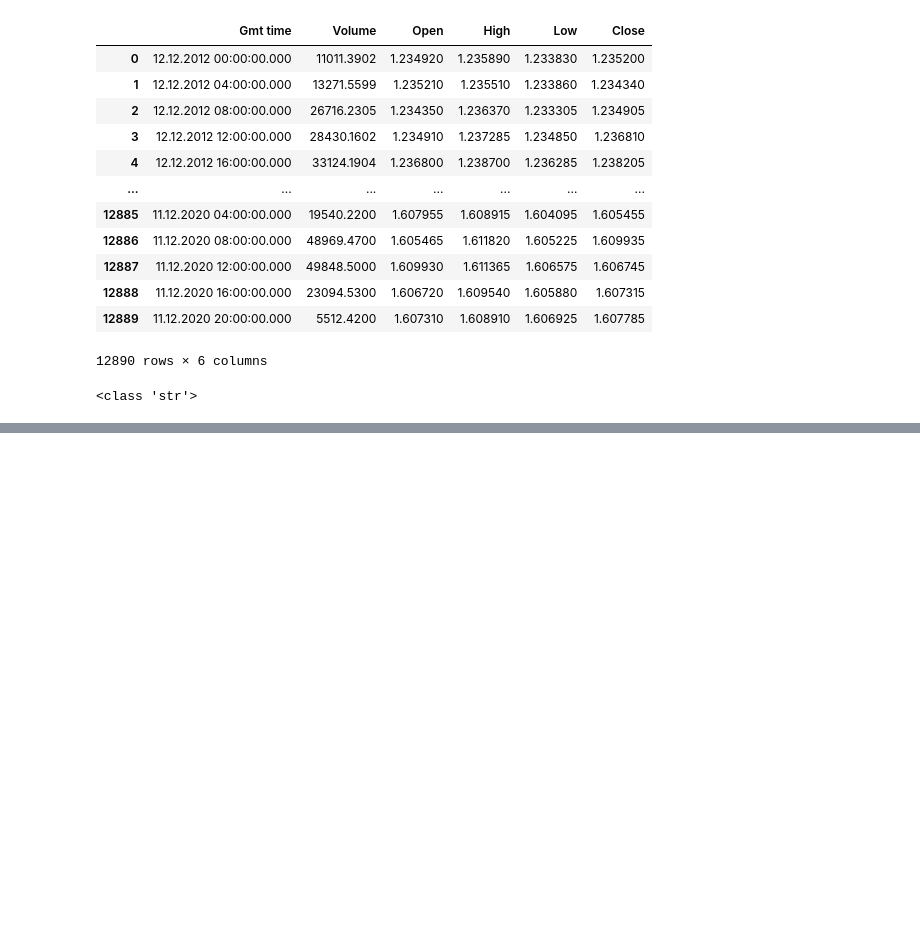
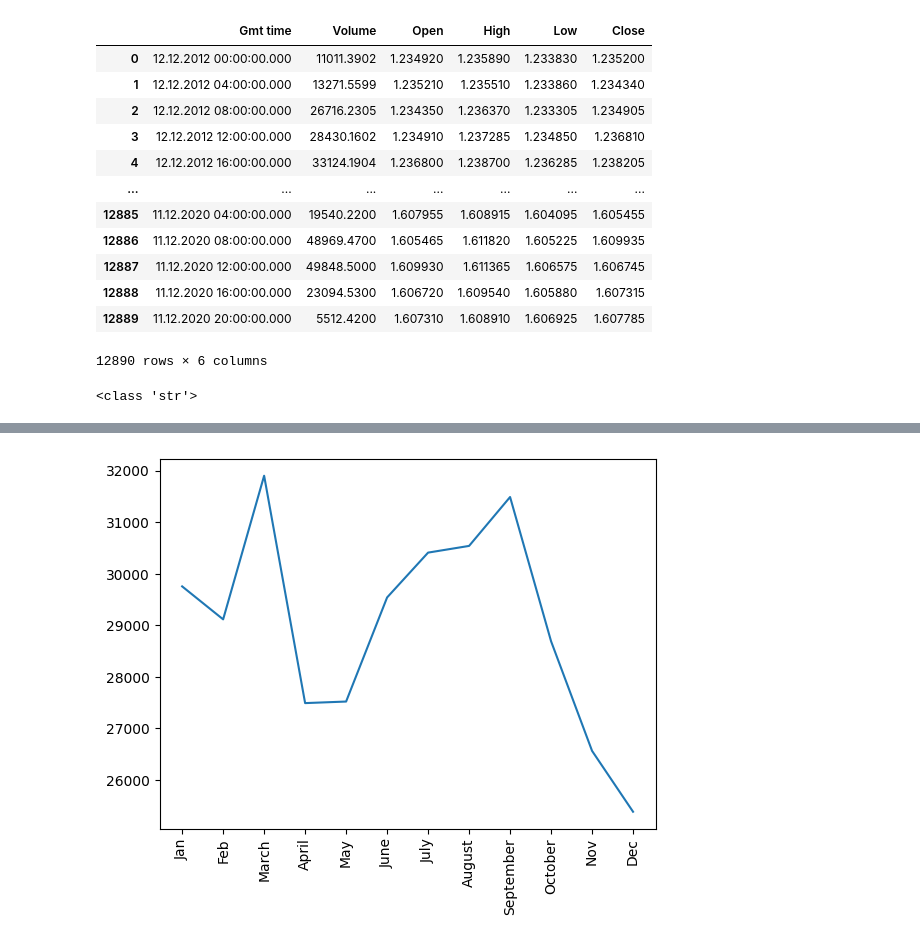
Before and after one commit to grgfatta86/Pythonpractices, a Jupyter notebook: Stock_Project.ipynb, the cells around one changed output, grey strips where cells are left out. Cells and saved outputs as stored; diff of their text form; code cells hidden in the pictures; blank space fills up the shorter version.

```diff
--- a/Stock_Project.ipynb
+++ b/Stock_Project.ipynb
@@ -80,0 +131,12 @@ Enter Second Date for time period format D.M.Y :- 30.12.2012
+# %%
+all_months_of_data=find_data_for_all_months("Volume")
+import numpy as np
+data_of_months_as_a_array=np.array(all_months_of_data).T
+months=["Jan","Feb","March","April","May","June","July","August","September","October","Nov","Dec"]
+df_months=pd.DataFrame(data_of_months_as_a_array,columns=months)
+import matplotlib.pyplot as plt
+plt.plot(df_months.mean())
+plt.xticks(rotation=90)
+plt.show()
+# %% [output]
+[figure, added]
```
Also changed, not shown: parts of 8 cells of this notebook.
